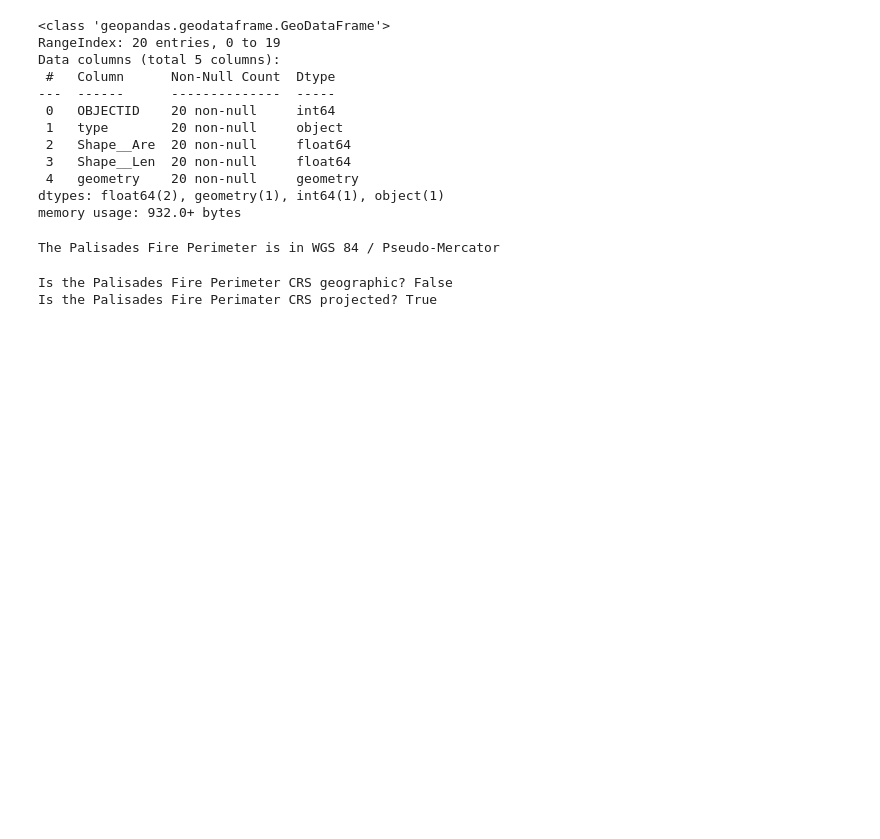
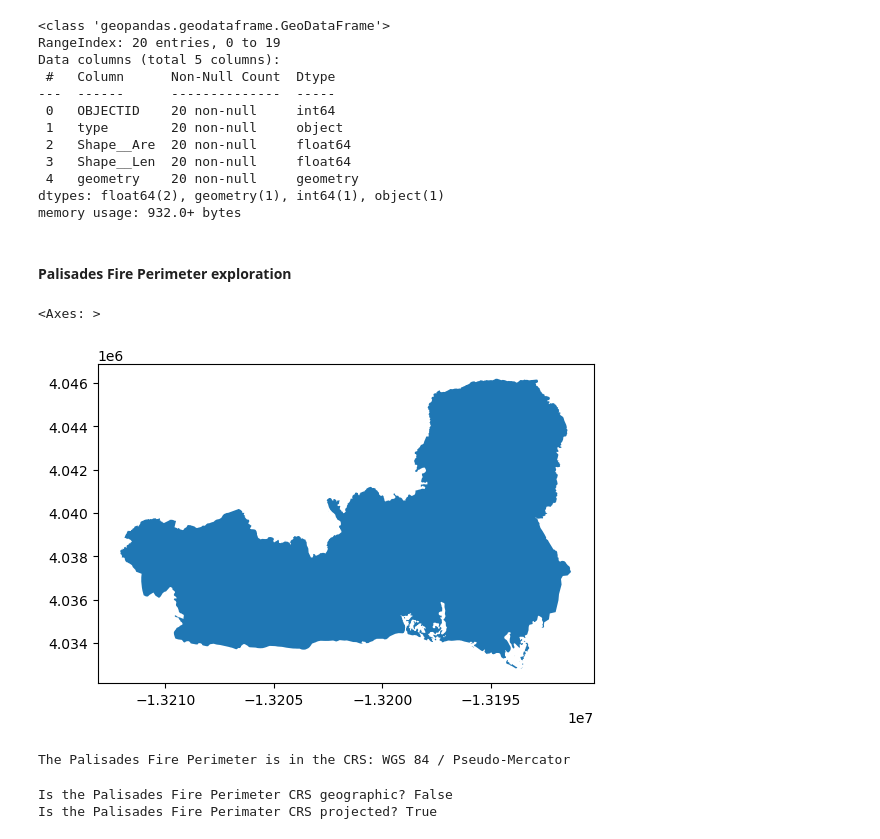
Before and after one commit to sofiiir/eds220-hwk4, a Jupyter notebook: hwk4-task2-false-color-RODAS.ipynb, the cells around one changed output. Saved outputs shown, nothing was run; the diff lists cells and outputs as text; code cells hidden in the pictures; blank space fills up the shorter version.

```diff
--- a/hwk4-task2-false-color-RODAS.ipynb
+++ b/hwk4-task2-false-color-RODAS.ipynb
@@ -57,11 +70,19 @@ Data columns (total 5 columns):
  4   geometry    20 non-null     geometry
 dtypes: float64(2), geometry(1), int64(1), object(1)
 memory usage: 932.0+ bytes
+# %% [markdown]
+#### Palisades Fire Perimeter exploration
+# %%
+# Initial plot of the palisades fire perimeter
+palisades_fire.plot()
+# %% [output]
+<Axes: >
+[figure, added]
 # %%
 # Check the CRS for Palisades fire perimeter
-print(f'The Palisades Fire Perimeter is in {palisades_fire.crs.name}')
+print(f'The Palisades Fire Perimeter is in the CRS: {palisades_fire.crs.name}')
 # %% [output]
-The Palisades Fire Perimeter is in WGS 84 / Pseudo-Mercator
+The Palisades Fire Perimeter is in the CRS: WGS 84 / Pseudo-Mercator
 # %%
 # Check for projected or geographic
 print(f"Is the Palisades Fire Perimeter CRS geographic? {palisades_fire.crs.is_geographic}")
```
Also changed, not shown: parts of 9 cells of this notebook.
